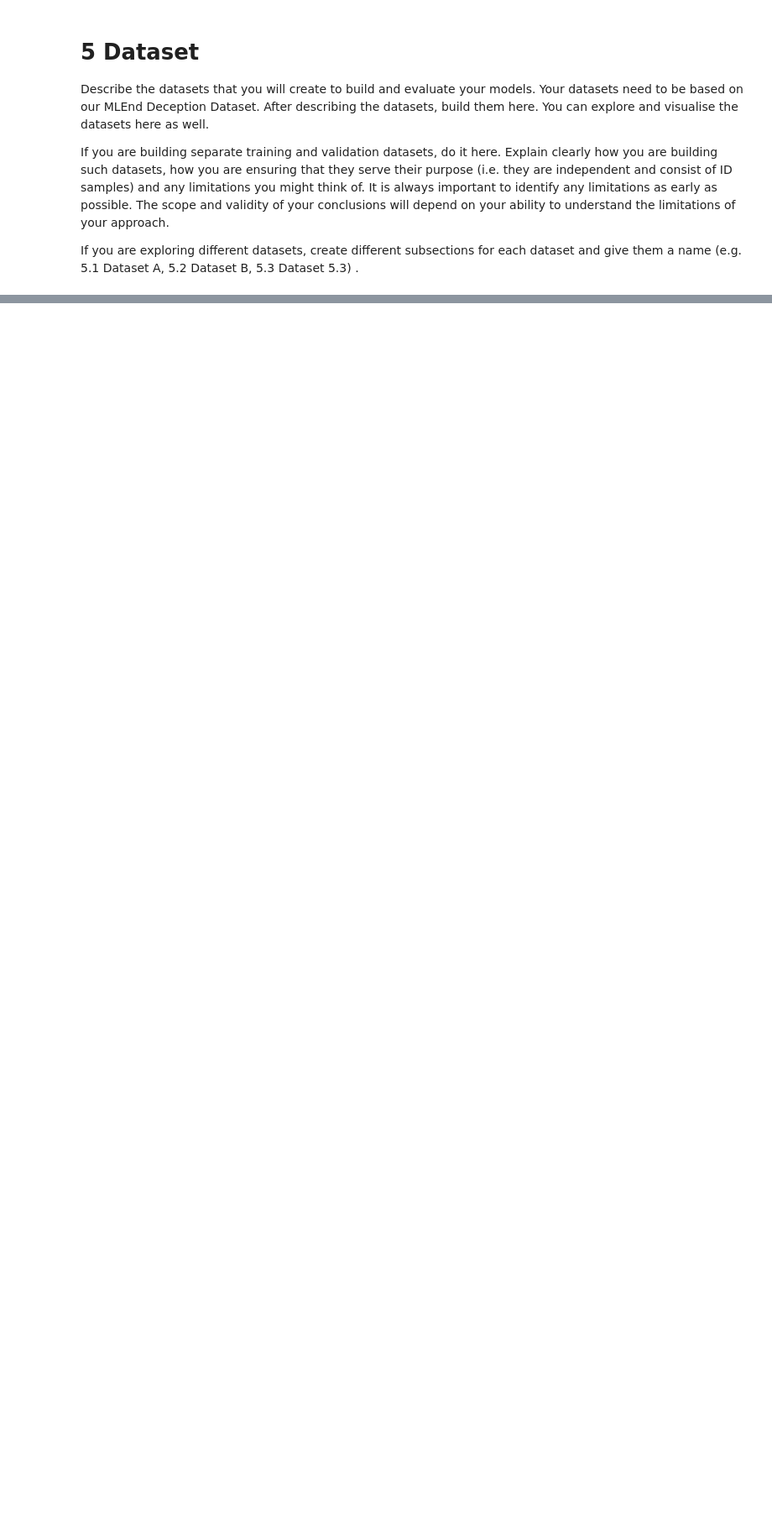
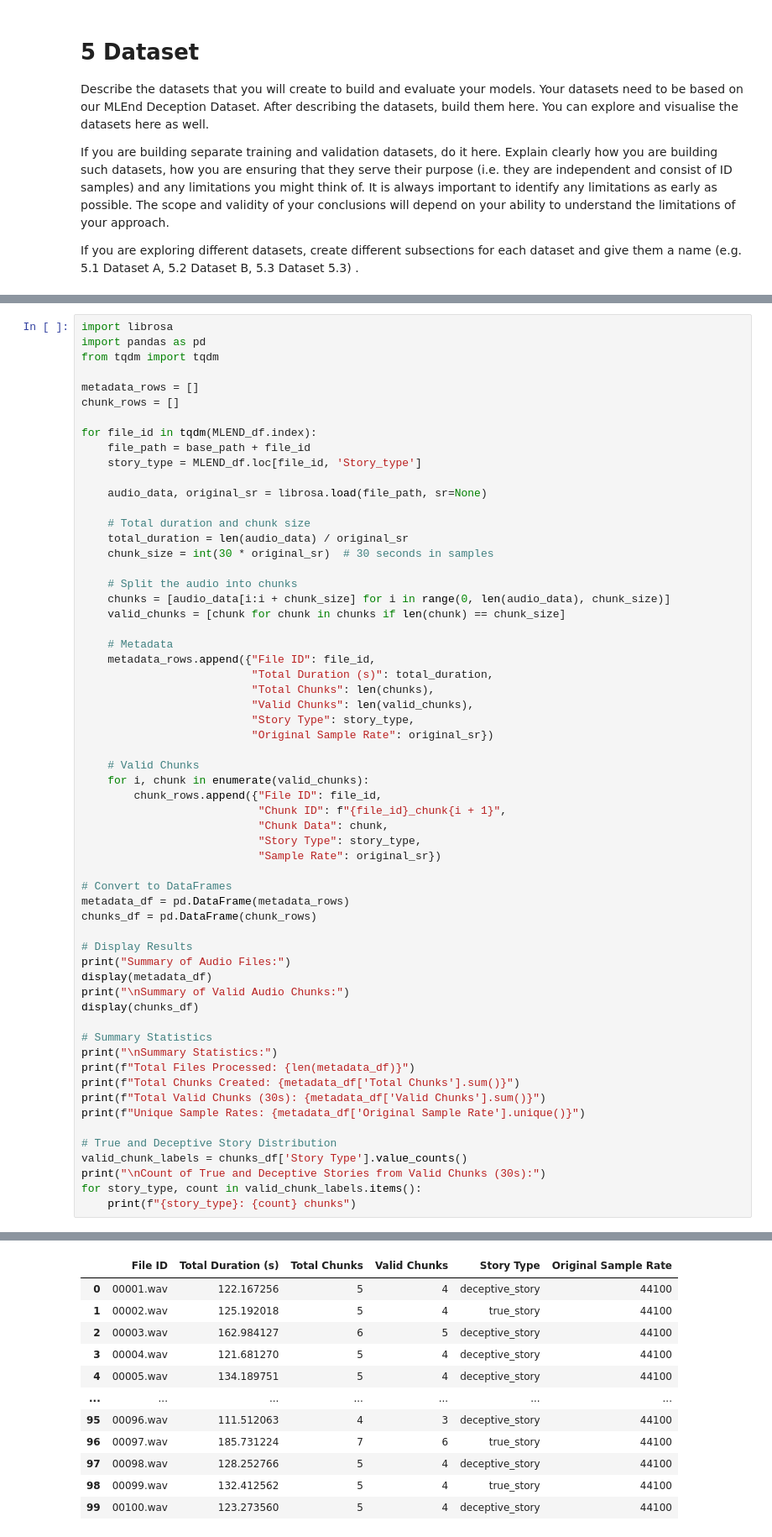
Before and after one commit to Ericazzzzzz/Mile-End-Deceptive-Storytelling-Detection, a Jupyter notebook: ECS7020P_miniproject_submission.ipynb, the cells around one changed output, grey strips where cells are left out. Shown at 84% size. Saved outputs shown, nothing was run; the diff lists cells and outputs as text; blank space fills up the shorter version.

```diff
--- a/ECS7020P_miniproject_submission.ipynb
+++ b/ECS7020P_miniproject_submission.ipynb
@@ -233,0 +291,61 @@ If you are exploring different datasets, create different subsections for each d
+# %%
+import librosa
+import pandas as pd
+from tqdm import tqdm
+
+metadata_rows = []
+chunk_rows = []
+
+for file_id in tqdm(MLEND_df.index):
+    file_path = base_path + file_id
+    story_type = MLEND_df.loc[file_id, 'Story_type']
+
+    audio_data, original_sr = librosa.load(file_path, sr=None)
+
+    # Total duration and chunk size
+    total_duration = len(audio_data) / original_sr
+    chunk_size = int(30 * original_sr)  # 30 seconds in samples
+
+    # Split the audio into chunks
+    chunks = [audio_data[i:i + chunk_size] for i in range(0, len(audio_data), chunk_size)]
+    valid_chunks = [chunk for chunk in chunks if len(chunk) == chunk_size]
+
+    # Metadata
+    metadata_rows.append({"File ID": file_id,
+                          "Total Duration (s)": total_duration,
+                          "Total Chunks": len(chunks),
+                          "Valid Chunks": len(valid_chunks),
+                          "Story Type": story_type,
+                          "Original Sample Rate": original_sr})
+
+    # Valid Chunks
+    for i, chunk in enumerate(valid_chunks):
+        chunk_rows.append({"File ID": file_id,
+                           "Chunk ID": f"{file_id}_chunk{i + 1}",
+                           "Chunk Data": chunk,
+                           "Story Type": story_type,
+                           "Sample Rate": original_sr})
+
+# Convert to DataFrames
+metadata_df = pd.DataFrame(metadata_rows)
+chunks_df = pd.DataFrame(chunk_rows)
+
+# Display Results
+print("Summary of Audio Files:")
+display(metadata_df)
+print("\nSummary of Valid Audio Chunks:")
+display(chunks_df)
+
+# Summary Statistics
+print("\nSummary Statistics:")
+print(f"Total Files Processed: {len(metadata_df)}")
+print(f"Total Chunks Created: {metadata_df['Total Chunks'].sum()}")
+print(f"Total Valid Chunks (30s): {metadata_df['Valid Chunks'].sum()}")
+print(f"Unique Sample Rates: {metadata_df['Original Sample Rate'].unique()}")
+
+# True and Deceptive Story Distribution
+valid_chunk_labels = chunks_df['Story Type'].value_counts()
+print("\nCount of True and Deceptive Stories from Valid Chunks (30s):")
+for story_type, count in valid_chunk_labels.items():
+    print(f"{story_type}: {count} chunks")
+# %% [output]
@@ -233,0 +353,12 @@ If you are exploring different datasets, create different subsections for each d
+|  | File ID | Total Duration (s) | Total Chunks | Valid Chunks | Story Type | Original Sample Rate |
+| 0 | 00001.wav | 122.167256 | 5 | 4 | deceptive_story | 44100 |
+| 1 | 00002.wav | 125.192018 | 5 | 4 | true_story | 44100 |
+| 2 | 00003.wav | 162.984127 | 6 | 5 | deceptive_story | 44100 |
+| 3 | 00004.wav | 121.681270 | 5 | 4 | deceptive_story | 44100 |
+| 4 | 00005.wav | 134.189751 | 5 | 4 | deceptive_story | 44100 |
+| ... | ... | ... | ... | ... | ... | ... |
+| 95 | 00096.wav | 111.512063 | 4 | 3 | deceptive_story | 44100 |
+| 96 | 00097.wav | 185.731224 | 7 | 6 | true_story | 44100 |
+| 97 | 00098.wav | 128.252766 | 5 | 4 | deceptive_story | 44100 |
+| 98 | 00099.wav | 132.412562 | 5 | 4 | true_story | 44100 |
+| 99 | 00100.wav | 123.273560 | 5 | 4 | deceptive_story | 44100 |
```
Also changed, not shown: parts of 17 cells of this notebook.
